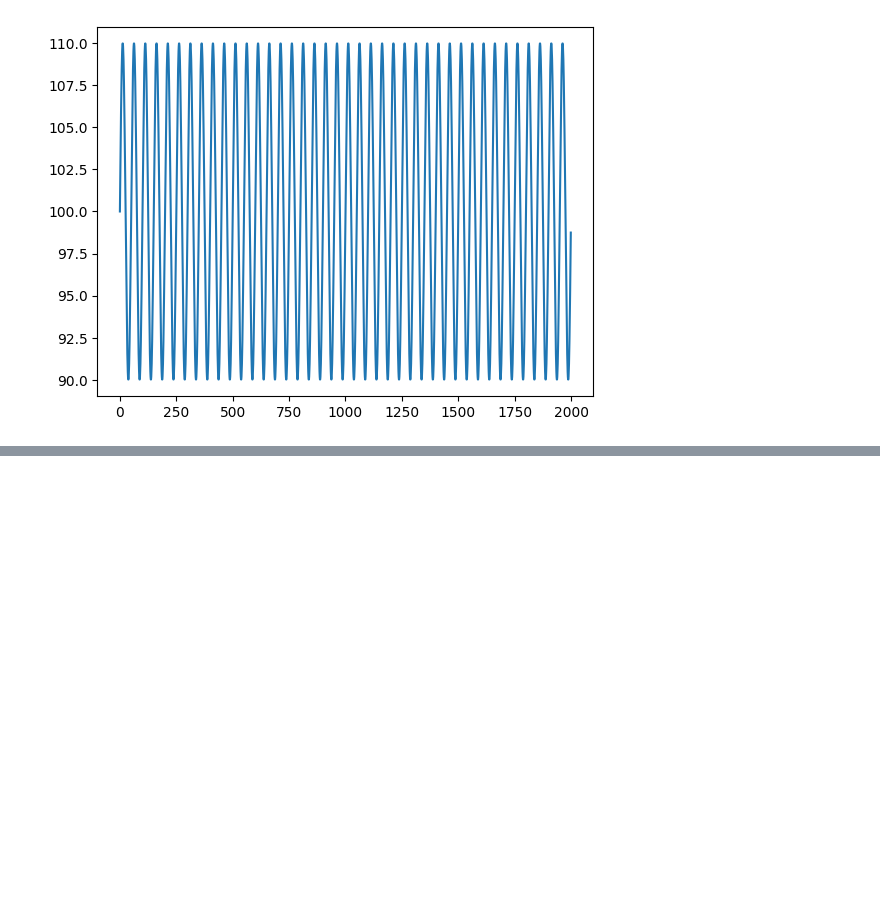
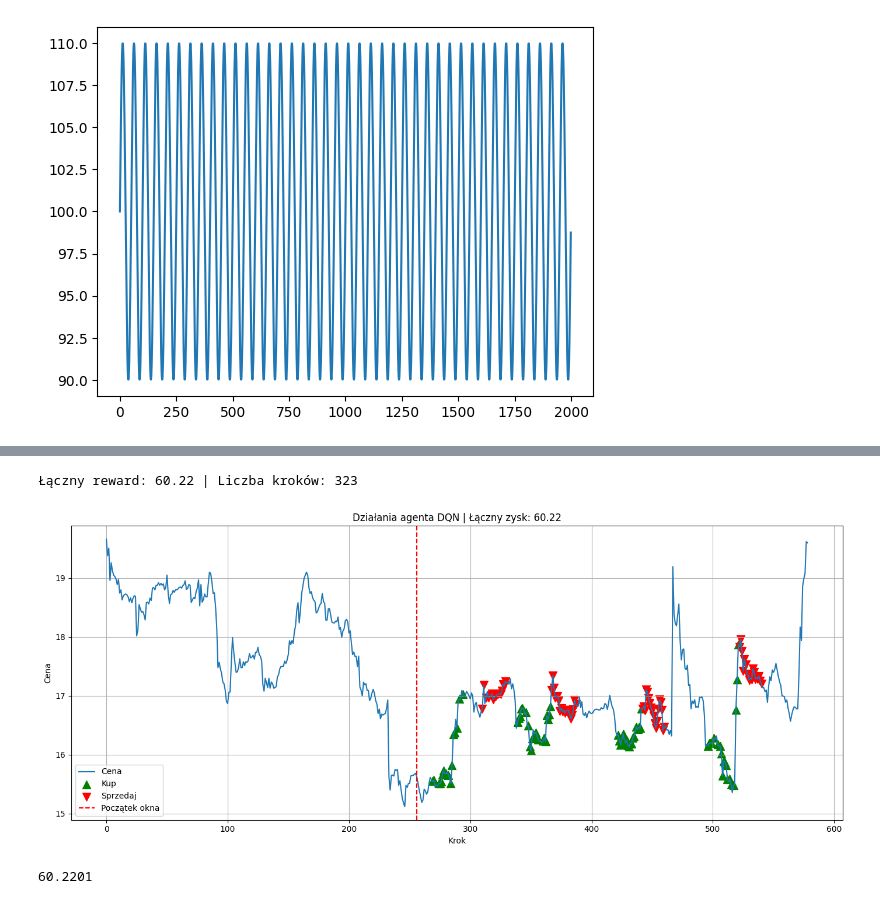
Before and after one commit to prosowiec/trade_rl, a Jupyter notebook: trainPPO.ipynb, the cells around one changed output, grey strips where cells are left out. Cells and saved outputs as stored; diff of their text form; code cells hidden in the pictures; blank space fills up the shorter version.

```diff
--- a/trainPPO.ipynb
+++ b/trainPPO.ipynb
@@ -349 +529,7 @@ test_ppo_agent(valid_env, agent)
+# %%
+test_dqn_agent(valid_env, agent)
+# %% [output]
+Łączny reward: 60.22 | Liczba kroków: 323
+[figure, added]
+60.2201
 # %%
```
Also changed, not shown: parts of 11 cells of this notebook, 4 other files.
